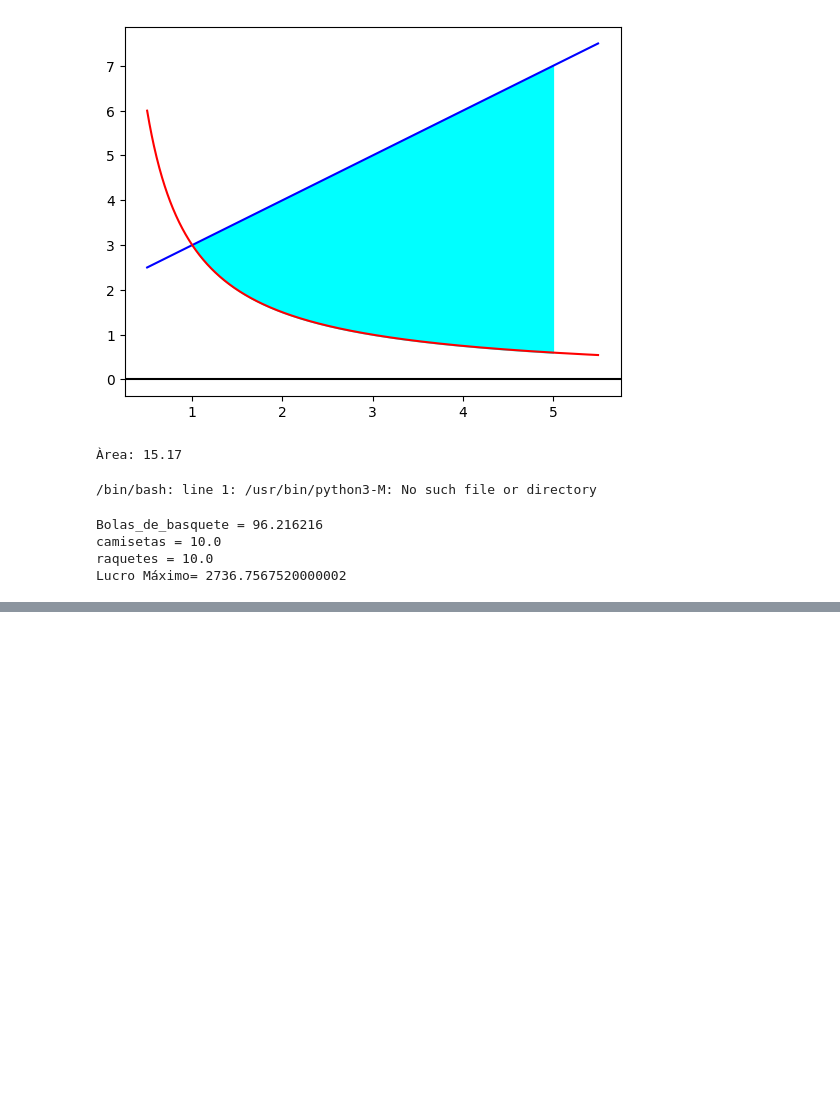
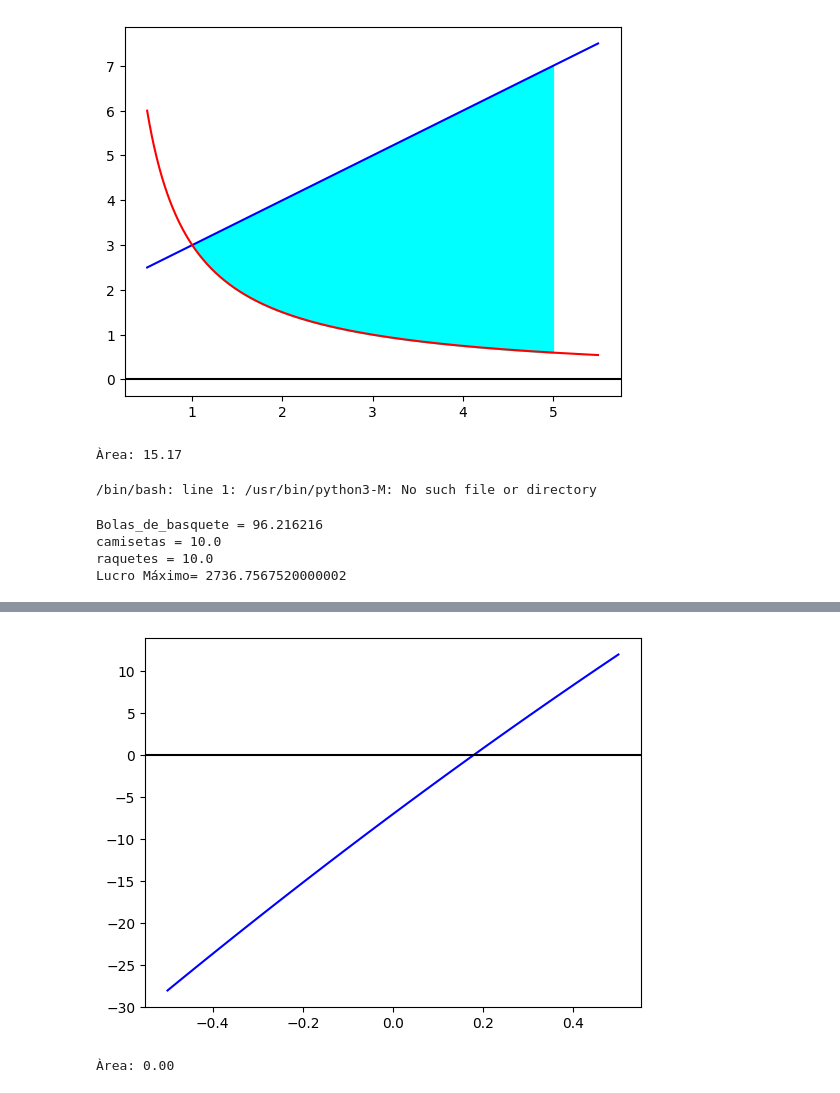
Before and after one commit to Melque84/Estudo, a Jupyter notebook: Aula_01.ipynb, the cells around one changed output, grey strips where cells are left out. Saved outputs shown, nothing was run; the diff lists cells and outputs as text; code cells hidden in the pictures; blank space fills up the shorter version.

```diff
--- a/Aula_01.ipynb
+++ b/Aula_01.ipynb
@@ -729,0 +843,17 @@ Lucro Máximo= 2736.7567520000002
+# %%
+import matplotlib.pyplot as plt
+from sympy import *
+import numpy as np
+x, f = symbols('x f')
+f= -4*x**2+40*x-7
+A= integrate(f, (x, 0, 0))
+x= np.linspace(-0.5, 0.5, 100)
+f= -4*x**2+40*x-7
+plt.plot (x, f, color='blue')
+plt.axhline(color='black')
+plt.fill_between (x, f, where=[(x>0) and (x<0) for x in x], color='cyan')
+plt.show()
+print(f'Àrea: {A:.2f}')
+# %% [output]
+[figure, added]
+Àrea: 0.00
```
Also changed, not shown: parts of 13 cells of this notebook.
